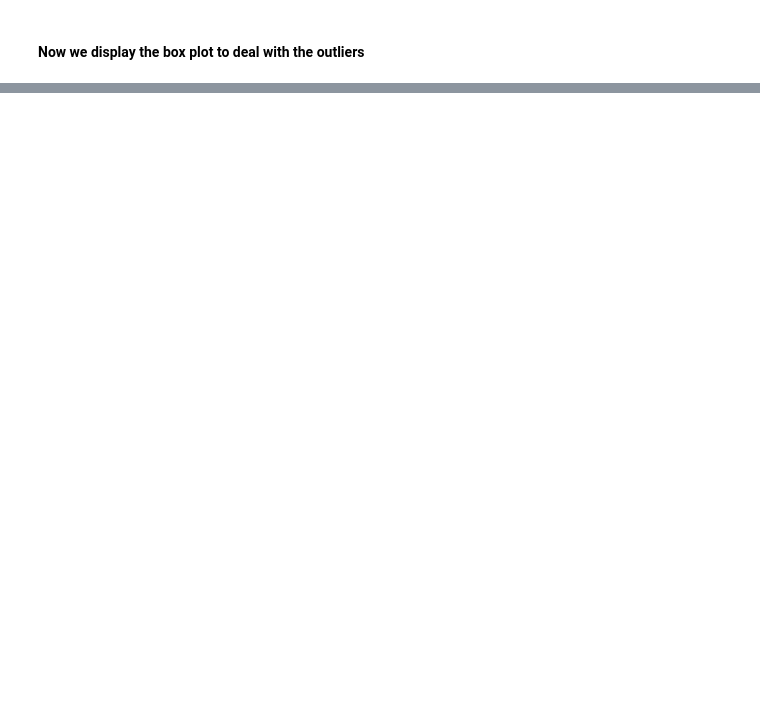
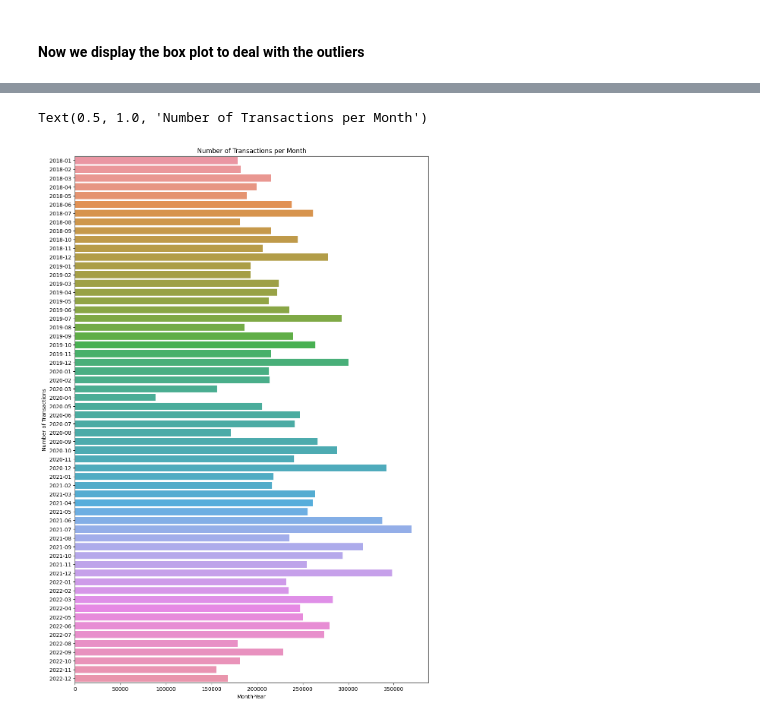
Before and after one commit to Siropteur/Mini_Project_DataScience, a Jupyter notebook: Main.ipynb, the cells around one changed output, grey strips where cells are left out. Drawn from its saved outputs; the diff is of its cells as text; code cells hidden in the pictures; blank space fills up the shorter version.

```diff
--- a/Main.ipynb
+++ b/Main.ipynb
@@ -426,0 +664,13 @@ for i in range(1, len(df_ac.columns)):
+# %%
+df['Date mutation'] = pd.to_datetime(df['Date mutation'], dayfirst=True)
+df['Month_Year'] = df['Date mutation'].dt.to_period('M')
+transactions_per_month = df.groupby('Month_Year').size().reset_index(name='Num Transactions')
+
+plt.figure(figsize=(12, 18))
+sns.barplot(x='Num Transactions', y='Month_Year', data=transactions_per_month)
+plt.xlabel('Month-Year')
+plt.ylabel('Number of Transactions')
+plt.title('Number of Transactions per Month')
+# %% [output]
+Text(0.5, 1.0, 'Number of Transactions per Month')
+[figure, added]
```
Also changed, not shown: parts of 24 cells of this notebook.
